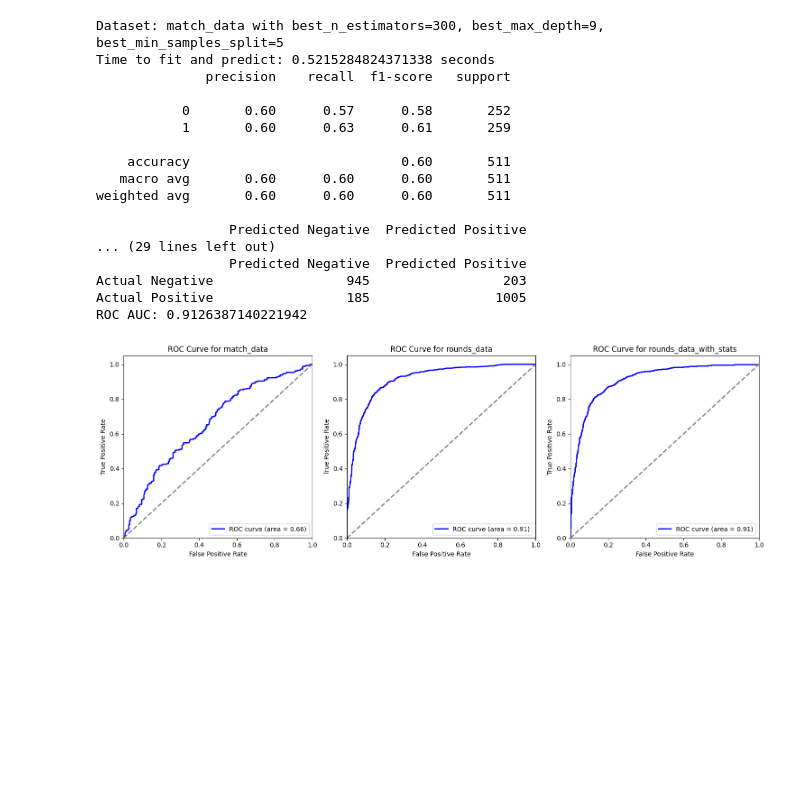
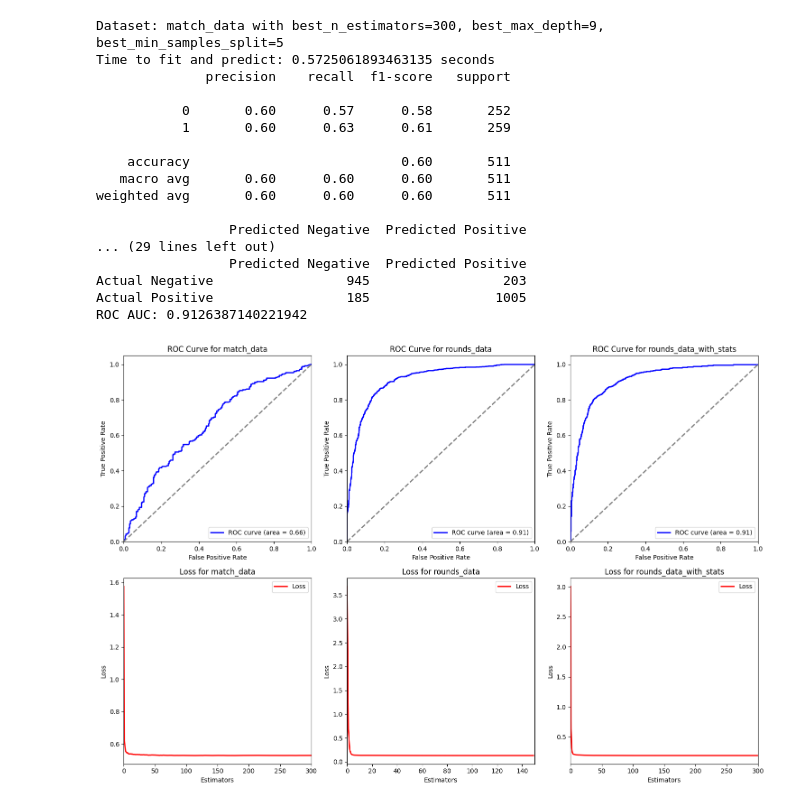
Before and after one commit to FCosmin27/cs2-predictive-models, a Jupyter notebook: models/random_forest.ipynb, the cells around one changed output. Drawn from its saved outputs; the diff is of its cells as text; code cells hidden in the pictures; blank space fills up the shorter version.

Commit message:
Plot the loss over the Estimators

```diff
--- a/models/random_forest.ipynb
+++ b/models/random_forest.ipynb
@@ -38,7 +38,7 @@ datasets = [(X1, y1, ds1_name, best_max_depth1, best_n_estimators1, best_min_s_s
             (X2, y2, ds2_name, best_max_depth2, best_n_estimators2, best_min_s_s2),
             (X3, y3, ds3_name, best_max_depth3, best_n_estimators3, best_min_s_s3)]
 # %%
-fig, axs = plt.subplots(1, 3, figsize=(15, 5))
+fig, axs = plt.subplots(2, 3, figsize=(15, 10))
 for idx, (X, y, ds_name, best_max_depth, best_n_estimators, best_min_s_s) in enumerate(datasets):
     X = StandardScaler().fit_transform(X)
     X_train, X_test, y_train, y_test = train_test_split(X, y, test_size=0.2, random_state=42, stratify=y)
@@ -55,40 +55,57 @@ for idx, (X, y, ds_name, best_max_depth, best_n_estimators, best_min_s_s) in enu
     print(f"Time to fit and predict: {time() - start_time} seconds")
 
     print(classification_report(y_test, y_pred))
     conf_matrix = confusion_matrix(y_test, y_pred)
     conf_matrix_df = pd.DataFrame(conf_matrix, index=['Actual Negative', 'Actual Positive'],
                                 columns=['Predicted Negative', 'Predicted Positive'])
     print(conf_matrix_df)
     print(f"ROC AUC: {roc_auc_score(y_test, y_probs[:,1])}")
     fpr, tpr, thresholds = roc_curve(y_test, y_probs[:,1])
 
-    axs[idx].plot(fpr, tpr, color='blue', lw=2, label=f'ROC curve (area = {roc_auc_score(y_test, y_probs[:,1]):.2f})')
-    axs[idx].plot([0, 1], [0, 1], color='gray', lw=2, linestyle='--')
-    axs[idx].set_xlim([0.0, 1.0])
-    axs[idx].set_ylim([0.0, 1.05])
-    axs[idx].set_xlabel('False Positive Rate')
-    axs[idx].set_ylabel('True Positive Rate')
-    axs[idx].set_title(f'ROC Curve for {ds_name}')
-    axs[idx].legend(loc='lower right')
+    axs[0, idx].plot(fpr, tpr, color='blue', lw=2, label=f'ROC curve (area = {roc_auc_score(y_test, y_probs[:,1]):.2f})')
+    axs[0, idx].plot([0, 1], [0, 1], color='gray', lw=2, linestyle='--')
+    axs[0, idx].set_xlim([0.0, 1.0])
+    axs[0, idx].set_ylim([0.0, 1.05])
+    axs[0, idx].set_xlabel('False Positive Rate')
+    axs[0, idx].set_ylabel('True Positive Rate')
+    axs[0, idx].set_title(f'ROC Curve for {ds_name}')
+    axs[0, idx].legend(loc='lower right')
+
+    losses = []
+    cumulative_probs = np.zeros((X_train.shape[0], 2))
+    for i, estimator in enumerate(model.estimators_):
+        cumulative_probs += estimator.predict_proba(X_train)
+        avg_probs = cumulative_probs / (i + 1)
+
+        loss = log_loss(y_train, avg_probs)
+        losses.append(loss)
+
+    axs[1, idx].plot(range(best_n_estimators), losses, color='red', lw=2, label='Loss')
+    axs[1, idx].set_xlim([0, len(losses)])
+    axs[1, idx].set_xlabel('Estimators')
+    axs[1, idx].set_ylabel('Loss')
+    axs[1, idx].set_title(f'Loss for {ds_name}')
+    axs[1, idx].legend(loc='upper right')
+
 
 plt.tight_layout()
 plt.show()
 # %% [output]
 Dataset: match_data with best_n_estimators=300, best_max_depth=9, best_min_samples_split=5
-Time to fit and predict: 0.5215284824371338 seconds
+Time to fit and predict: 0.5725061893463135 seconds
               precision    recall  f1-score   support
 
            0       0.60      0.57      0.58       252
            1       0.60      0.63      0.61       259
 
     accuracy                           0.60       511
    macro avg       0.60      0.60      0.60       511
 weighted avg       0.60      0.60      0.60       511
 
                  Predicted Negative  Predicted Positive
 ... (29 lines left out)
                  Predicted Negative  Predicted Positive
 Actual Negative                 945                 203
 Actual Positive                 185                1005
 ROC AUC: 0.9126387140221942
-[figure, old version]
+[figure, new version]
```
Also changed, not shown: parts of 1 cell of this notebook.
